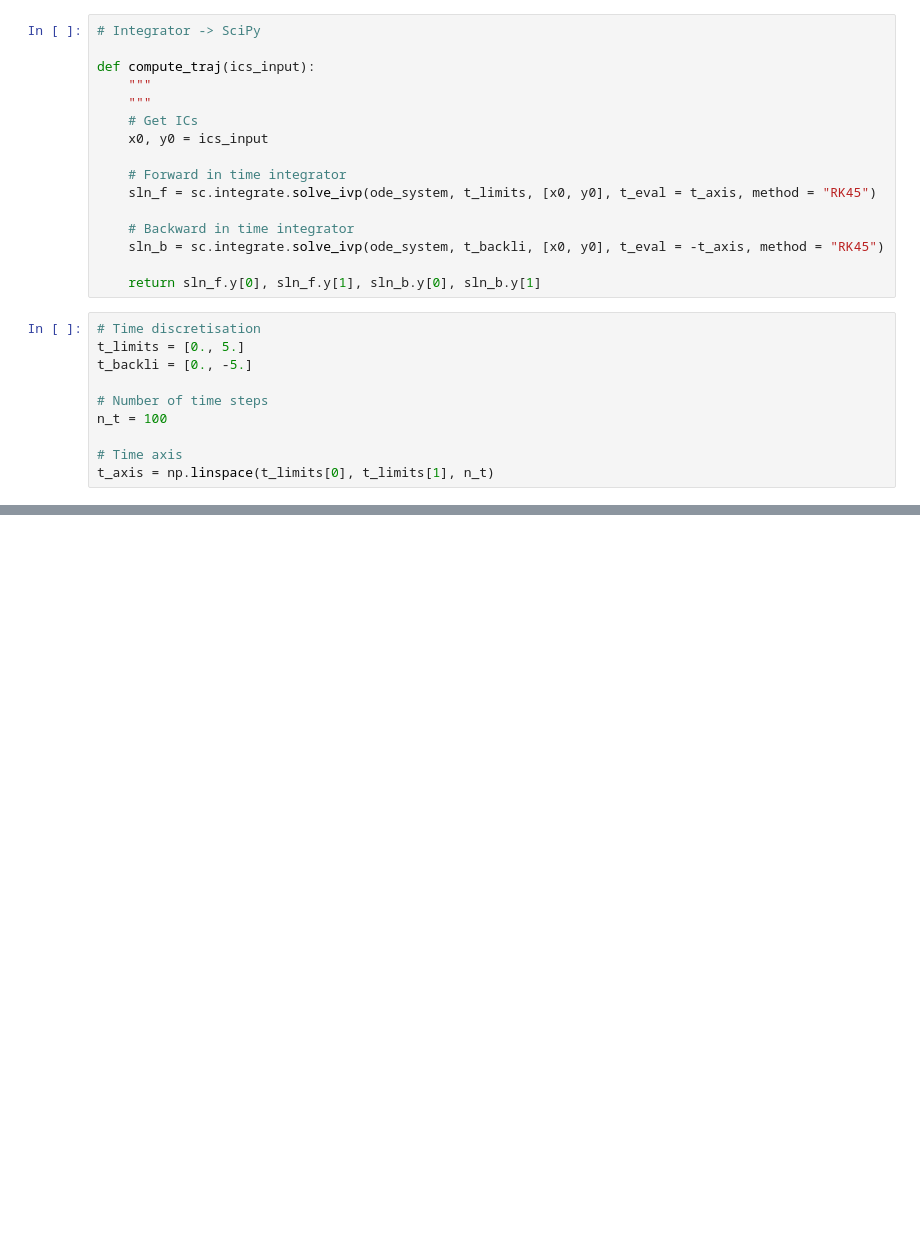
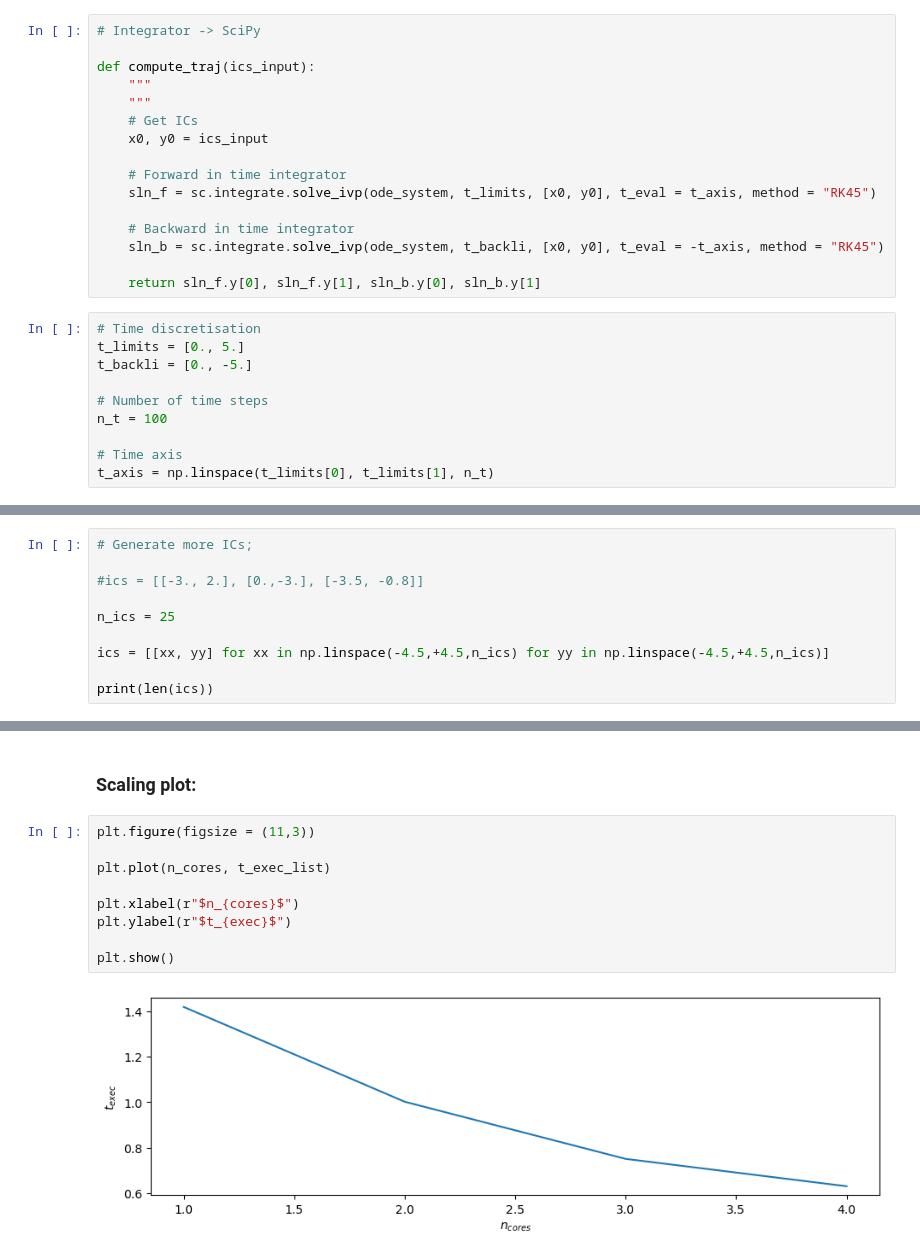
Before and after one commit to wbandabarragan/computational-physics-2, a Jupyter notebook: unit-6/601-nonlinear-systems-2D.ipynb, the cells around one changed output, grey strips where cells are left out. Cells and saved outputs as stored; diff of their text form; blank space fills up the shorter version.

```diff
--- a/unit-6/601-nonlinear-systems-2D.ipynb
+++ b/unit-6/601-nonlinear-systems-2D.ipynb
@@ -170,0 +212,10 @@ plt.show()
+# %%
+# Generate more ICs;
+
+#ics = [[-3., 2.], [0.,-3.], [-3.5, -0.8]]
+
+n_ics = 25
+
+ics = [[xx, yy] for xx in np.linspace(-4.5,+4.5,n_ics) for yy in np.linspace(-4.5,+4.5,n_ics)]
+
+print(len(ics))
@@ -170,0 +276,13 @@ plt.show()
+# %% [markdown]
+### Scaling plot:
+# %%
+plt.figure(figsize = (11,3))
+
+plt.plot(n_cores, t_exec_list)
+
+plt.xlabel(r"$n_{cores}$")
+plt.ylabel(r"$t_{exec}$")
+
+plt.show()
+# %% [output]
+[figure, added]
```
Also changed, not shown: parts of 12 cells of this notebook, 1 other file.
